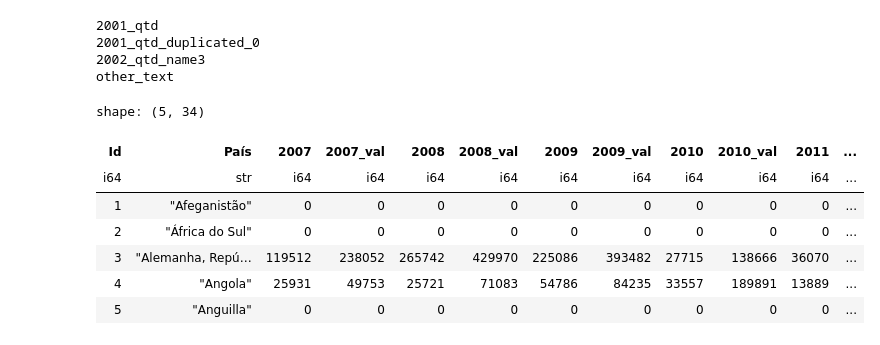
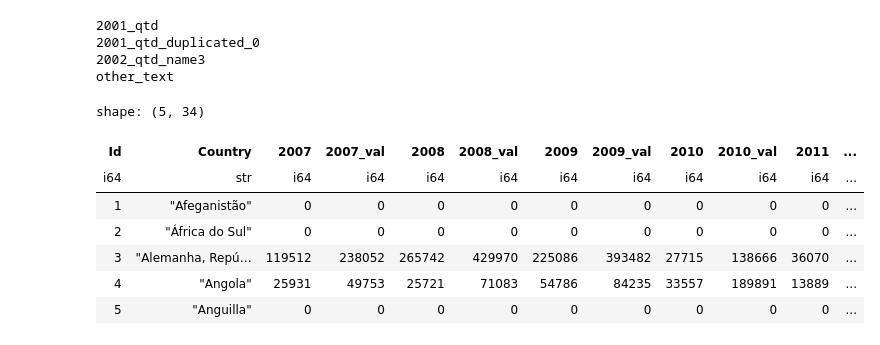
Before and after one commit to carlosvneves/fiap_techchallenge01, a Jupyter notebook: tech_challenge_fase01/wineData/src/playground.ipynb, the cells around one changed output. Cells and saved outputs as stored; diff of their text form; code cells hidden in the pictures.

```diff
--- a/tech_challenge_fase01/wineData/src/playground.ipynb
+++ b/tech_challenge_fase01/wineData/src/playground.ipynb
@@ -48,16 +51,17 @@ other_text
 # %%
 old_cols = exp_vinho.columns
 exp_vinho = (exp_vinho
 
     .rename({col: col.replace("_duplicated_0", "_val") for col in old_cols}) # renomeia as colunas para acrescentar o sufixo _val(US$)
     #.rename({col: re.sub(pattern, replace, col) for col in old_cols})
+    .rename({"País":"Country"})
 
 )
 
 exp_vinho.head()
 # %% [output]
 shape: (5, 34)
-| Id | País | 2007 | 2007_val | 2008 | 2008_val | 2009 | 2009_val | 2010 | 2010_val | 2011 | ... |
+| Id | Country | 2007 | 2007_val | 2008 | 2008_val | 2009 | 2009_val | 2010 | 2010_val | 2011 | ... |
 | i64 | str | i64 | i64 | i64 | i64 | i64 | i64 | i64 | i64 | i64 | ... |
 | 1 | "Afeganistão" | 0 | 0 | 0 | 0 | 0 | 0 | 0 | 0 | 0 | ... |
 | 2 | "África do Sul" | 0 | 0 | 0 | 0 | 0 | 0 | 0 | 0 | 0 | ... |
```
Also changed, not shown: parts of 21 cells of this notebook, 2 other files.
